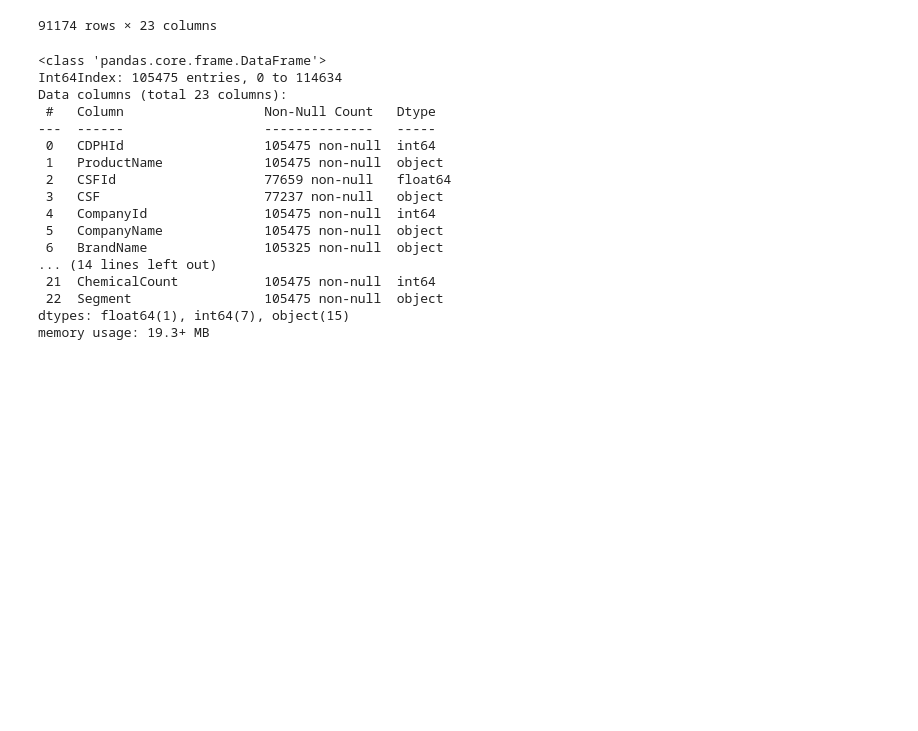
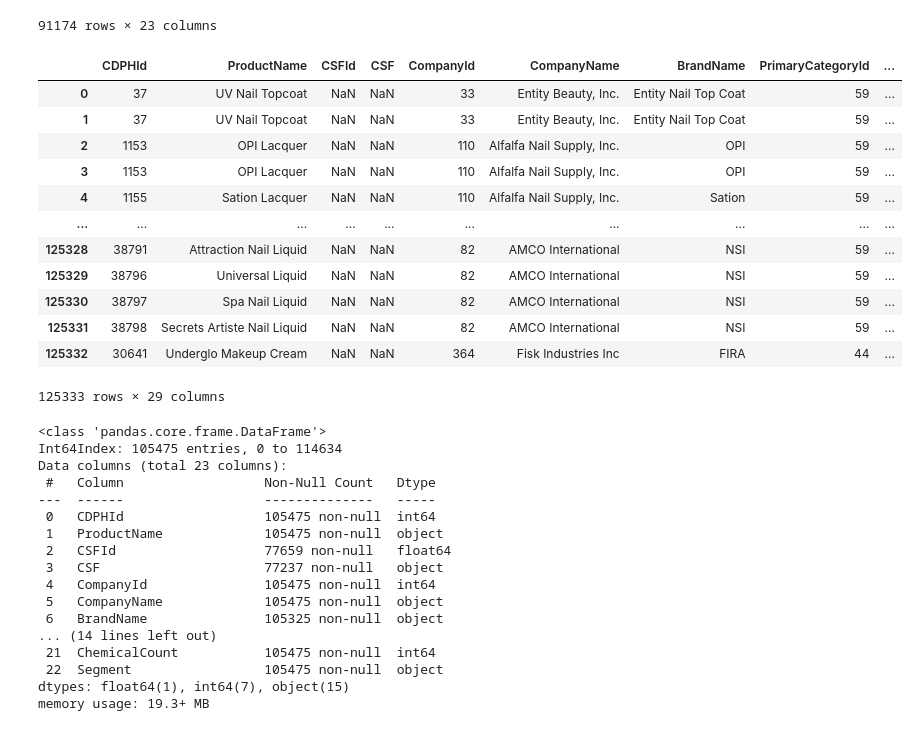
Before and after one commit to envirodatascience/final-project-env617_personalcareproducts, a Jupyter notebook: ENV_617_Final_Project_PersonalCareProducts_pynb.ipynb, the cells around one changed output. Drawn from its saved outputs; the diff is of its cells as text; code cells hidden in the pictures; blank space fills up the shorter version.

```diff
--- a/ENV_617_Final_Project_PersonalCareProducts_pynb.ipynb
+++ b/ENV_617_Final_Project_PersonalCareProducts_pynb.ipynb
@@ -116,3 +116,16 @@ df_chemicals_risks
 | 997 | Zileuton | 111406-87-2 | cancer | developmental | female | None |
 | 998 | Zineb Delisted October 29, 1999 [... | 12122-67-7 | cancer | None | None | None |
 999 rows × 6 columns
+# %%
+#Creating bnary flags for the 4 health risks
+search_string_cancer = 'cancer'
+search_string_developmental = 'developmental'
+search_string_female = 'female'
+search_string_male = 'male'
+
+# create a new column with binary flag
+df_chemicals_risks['cancer'] = df_chemicals_risks.apply(lambda x: 1 if (search_string_cancer in [x['Risk_1'], x['Risk_2'], x['Risk_3'], x['Risk_4']]) else 0, axis=1)
+df_chemicals_risks['developmental'] = df_chemicals_risks.apply(lambda x: 1 if (search_string_developmental in [x['Risk_1'], x['Risk_2'], x['Risk_3'], x['Risk_4']]) else 0, axis=1)
+df_chemicals_risks['female'] = df_chemicals_risks.apply(lambda x: 1 if (search_string_female in [x['Risk_1'], x['Risk_2'], x['Risk_3'], x['Risk_4']]) else 0, axis=1)
+df_chemicals_risks['male'] = df_chemicals_risks.apply(lambda x: 1 if (search_string_male in [x['Risk_1'], x['Risk_2'], x['Risk_3'], x['Risk_4']]) else 0, axis=1)
+df_chemicals_risks.head()
@@ -210,3 +228,21 @@ df_chemicals_cosmetics
+# %%
+#Join df_chemicals_cosmetics with df_chemicals_risks
+df_chemicals_cosmetics_risks_merge = pd.merge(df_chemicals_cosmetics, df_chemicals_risks, left_on='CasNumber', right_on='CAS No.')
+df_chemicals_cosmetics_risks_merge
+# %% [output]
+|  | CDPHId | ProductName | CSFId | CSF | CompanyId | CompanyName | BrandName | PrimaryCategoryId | ... |
+| 0 | 37 | UV Nail Topcoat | NaN | NaN | 33 | Entity Beauty, Inc. | Entity Nail Top Coat | 59 | ... |
+| 1 | 37 | UV Nail Topcoat | NaN | NaN | 33 | Entity Beauty, Inc. | Entity Nail Top Coat | 59 | ... |
+| 2 | 1153 | OPI Lacquer | NaN | NaN | 110 | Alfalfa Nail Supply, Inc. | OPI | 59 | ... |
+| 3 | 1153 | OPI Lacquer | NaN | NaN | 110 | Alfalfa Nail Supply, Inc. | OPI | 59 | ... |
+| 4 | 1155 | Sation Lacquer | NaN | NaN | 110 | Alfalfa Nail Supply, Inc. | Sation | 59 | ... |
+| ... | ... | ... | ... | ... | ... | ... | ... | ... | ... |
+| 125328 | 38791 | Attraction Nail Liquid | NaN | NaN | 82 | AMCO International | NSI | 59 | ... |
+| 125329 | 38796 | Universal Liquid | NaN | NaN | 82 | AMCO International | NSI | 59 | ... |
+| 125330 | 38797 | Spa Nail Liquid | NaN | NaN | 82 | AMCO International | NSI | 59 | ... |
+| 125331 | 38798 | Secrets Artiste Nail Liquid | NaN | NaN | 82 | AMCO International | NSI | 59 | ... |
+| 125332 | 30641 | Underglo Makeup Cream | NaN | NaN | 364 | Fisk Industries Inc | FIRA | 44 | ... |
+125333 rows × 29 columns
 # %%
 df_chemicals_1.info()
 # %% [output]
```
Also changed, not shown: parts of 3 cells of this notebook.
